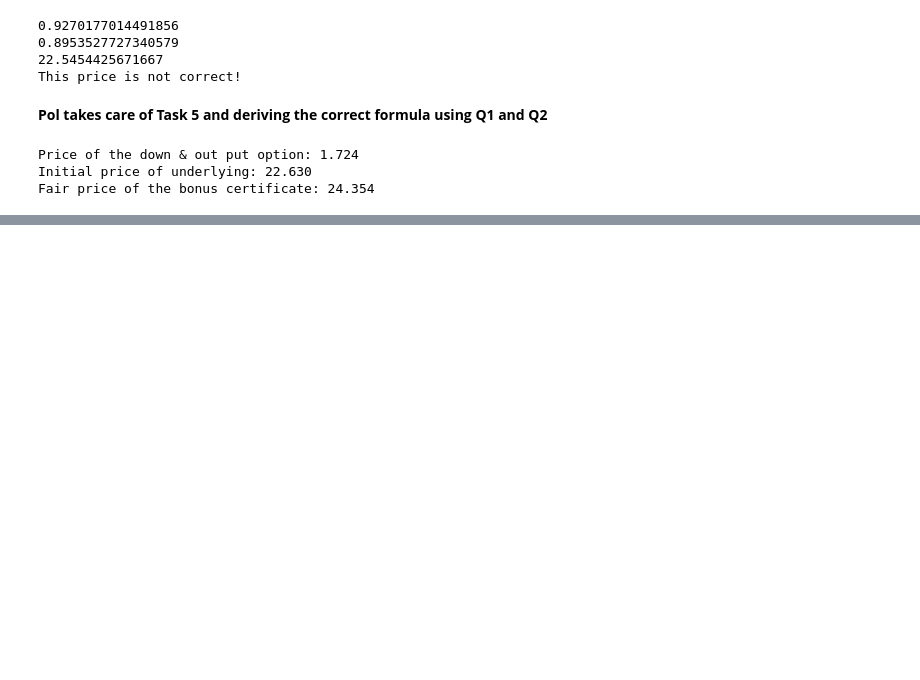
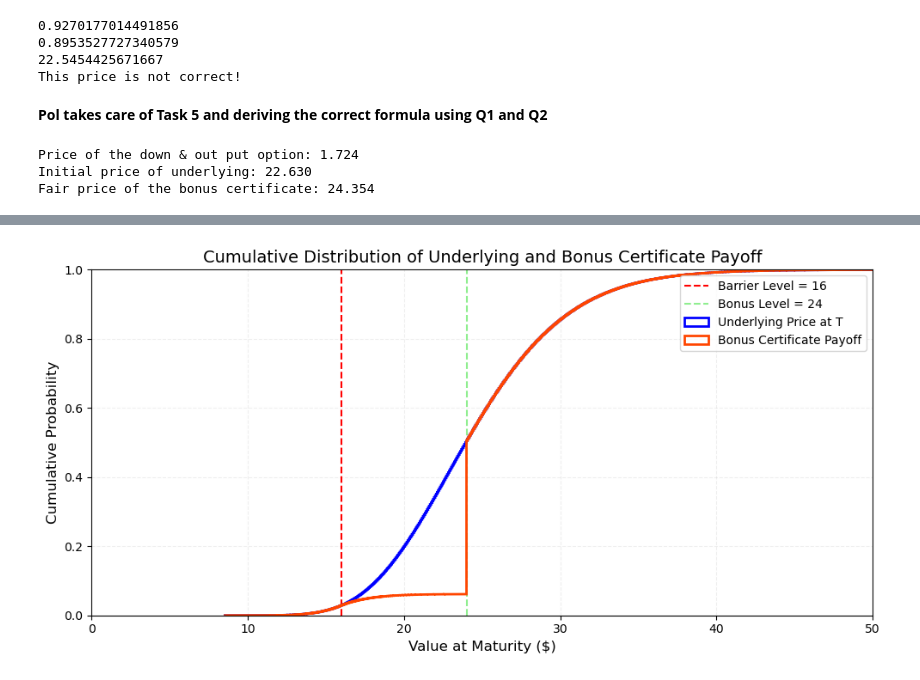
Before and after one commit to manuelgonzalzz/bonus-certificate, a Jupyter notebook: manuel.ipynb, the cells around one changed output, grey strips where cells are left out. Cells and saved outputs as stored; diff of their text form; code cells hidden in the pictures; blank space fills up the shorter version.

```diff
--- a/manuel.ipynb
+++ b/manuel.ipynb
@@ -525,0 +691,28 @@ Estimator of Risk Neutral Price of Basic Bonus: 24.254
+# %%
+plt.figure(figsize=(10, 5))
+
+# Barrier and bonus level reference lines
+plt.axvline(x=H, color='red', linestyle='--', label=f'Barrier Level = {H}')
+plt.axvline(x=B, color='lightgreen', linestyle='--', label=f'Bonus Level = {B}')
+
+plt.hist(PT, bins=1000, density=True, cumulative=True,
+         histtype='step', color='blue', linewidth=2,
+         label='Underlying Price at T')
+
+plt.hist(payoffs, bins=1000, density=True, cumulative=True,
+         histtype='step', color='orangered', linewidth=2,
+         label='Bonus Certificate Payoff')
+
+plt.title('Cumulative Distribution of Underlying and Bonus Certificate Payoff', fontsize=14)
+plt.xlabel('Value at Maturity ($)', fontsize=12)
+plt.ylabel('Cumulative Probability', fontsize=12)
+plt.xlim(0, 50)
+plt.ylim(0, 1)
+
+# Legend and grid
+plt.legend(frameon=True)
+plt.grid(True, linestyle='--', alpha=0.2)
+plt.tight_layout()
+plt.show()
+# %% [output]
+[figure, added]
```
Also changed, not shown: parts of 11 cells of this notebook.
